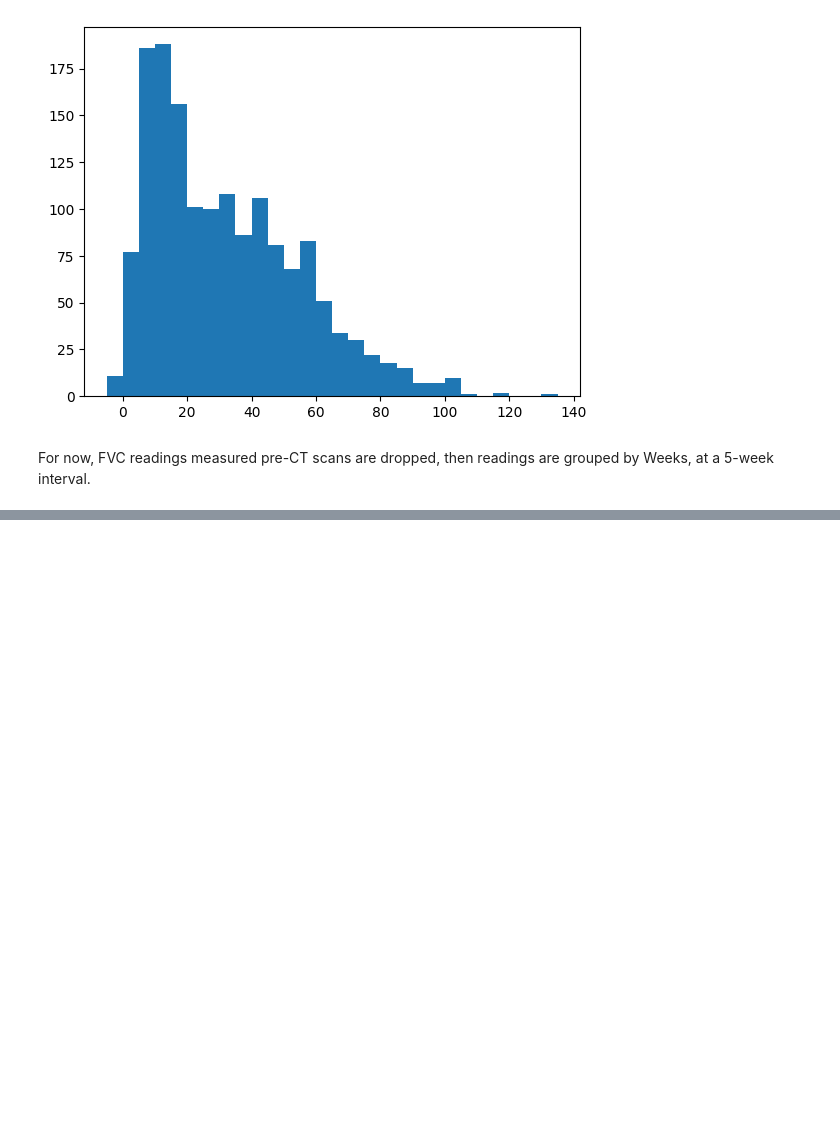
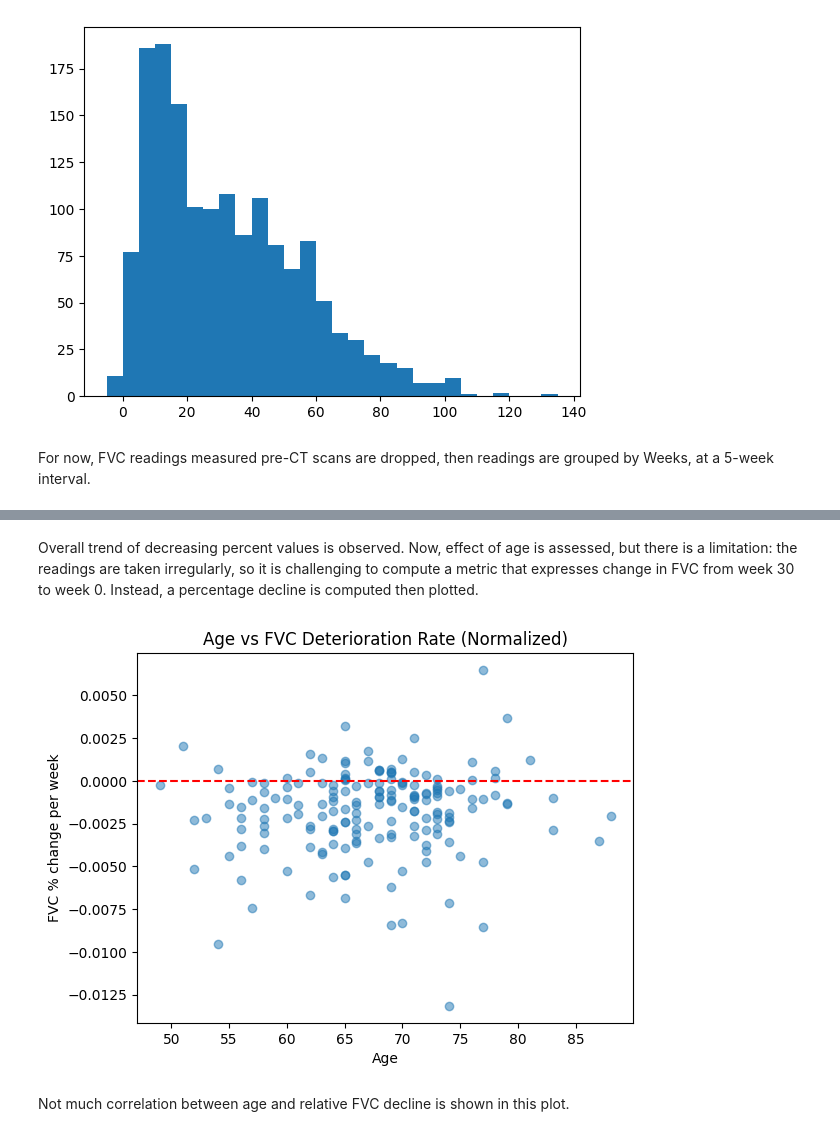
Before and after one commit to unfulw/pulmonary_fibrosis, a Jupyter notebook: Tabular/Tabular_EDA.ipynb, the cells around one changed output, grey strips where cells are left out. Saved outputs shown, nothing was run; the diff lists cells and outputs as text; code cells hidden in the pictures; blank space fills up the shorter version.

```diff
--- a/Tabular/Tabular_EDA.ipynb
+++ b/Tabular/Tabular_EDA.ipynb
@@ -41,0 +53,28 @@ post_CT_data = data[data["Weeks"]>=0]
+# %% [markdown]
+Overall trend of decreasing percent values is observed. Now, effect of age is assessed, but there is a limitation: the readings are taken irregularly, so it is challenging to compute a metric that expresses change in FVC from week 30 to week 0. Instead, a percentage decline is computed then plotted.
+# %%
+rates = []
+ages = []
+
+for patient, pdata in post_CT_data.groupby("Patient"):
+    pdata = pdata.sort_values("Weeks")
+    fvc_first = pdata["FVC"].iloc[0]
+    fvc_last = pdata["FVC"].iloc[-1]
+    t_first = pdata["Weeks"].iloc[0]
+    t_last = pdata["Weeks"].iloc[-1]
+
+    if t_last > t_first:  # avoid divide by zero
+        decline_rate = (fvc_last - fvc_first) / (fvc_first * (t_last - t_first))
+        rates.append(decline_rate)
+        ages.append(pdata["Age"].iloc[0])
+
+plt.scatter(ages, rates, alpha=0.5)
+plt.xlabel("Age")
+plt.ylabel("FVC % change per week")
+plt.title("Age vs FVC Deterioration Rate (Normalized)")
+plt.axhline(0, color="red", linestyle="--")
+plt.show()
+# %% [output]
+[figure, added]
+# %% [markdown]
+Not much correlation between age and relative FVC decline is shown in this plot.
```
Also changed, not shown: parts of 1 cell of this notebook.
